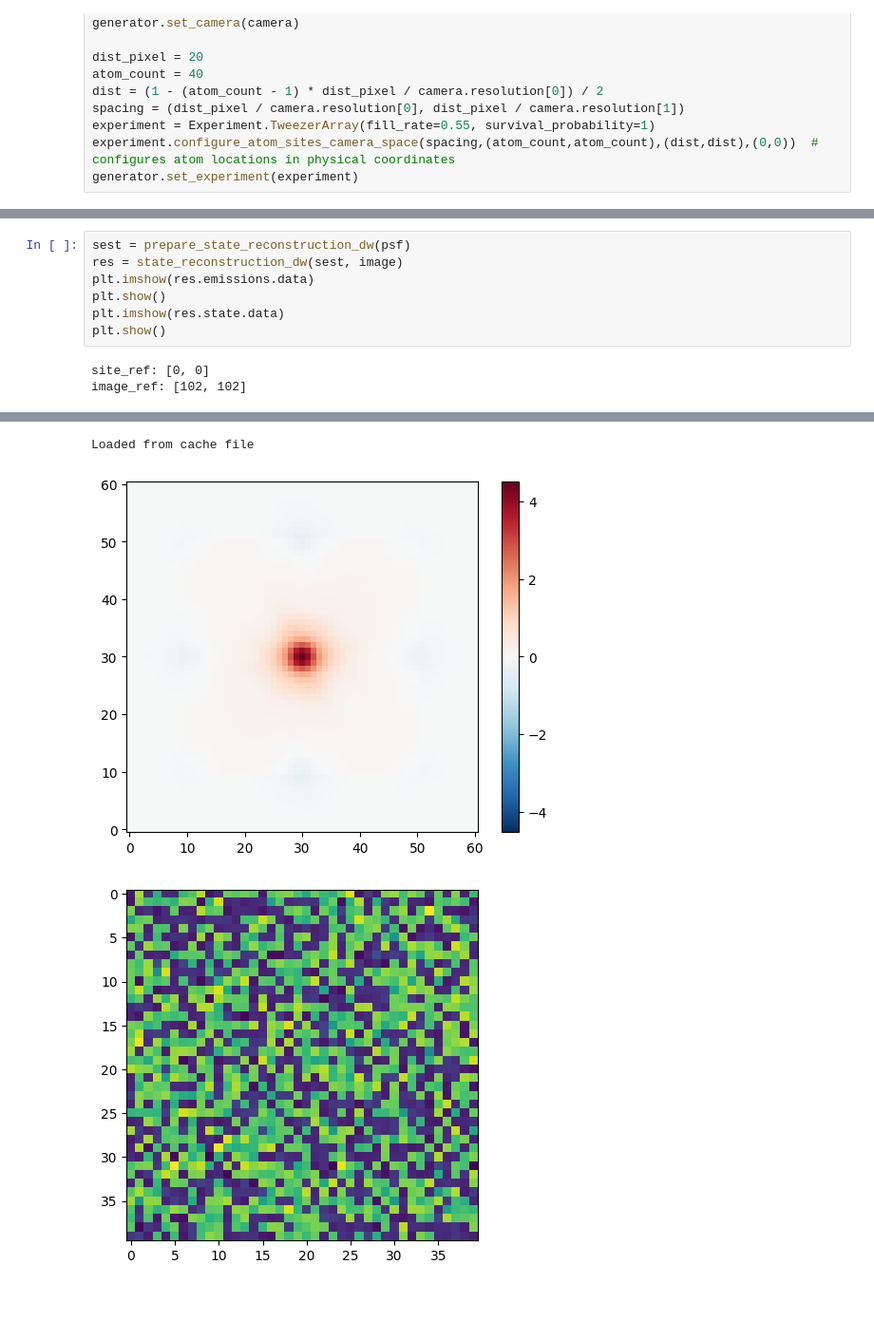
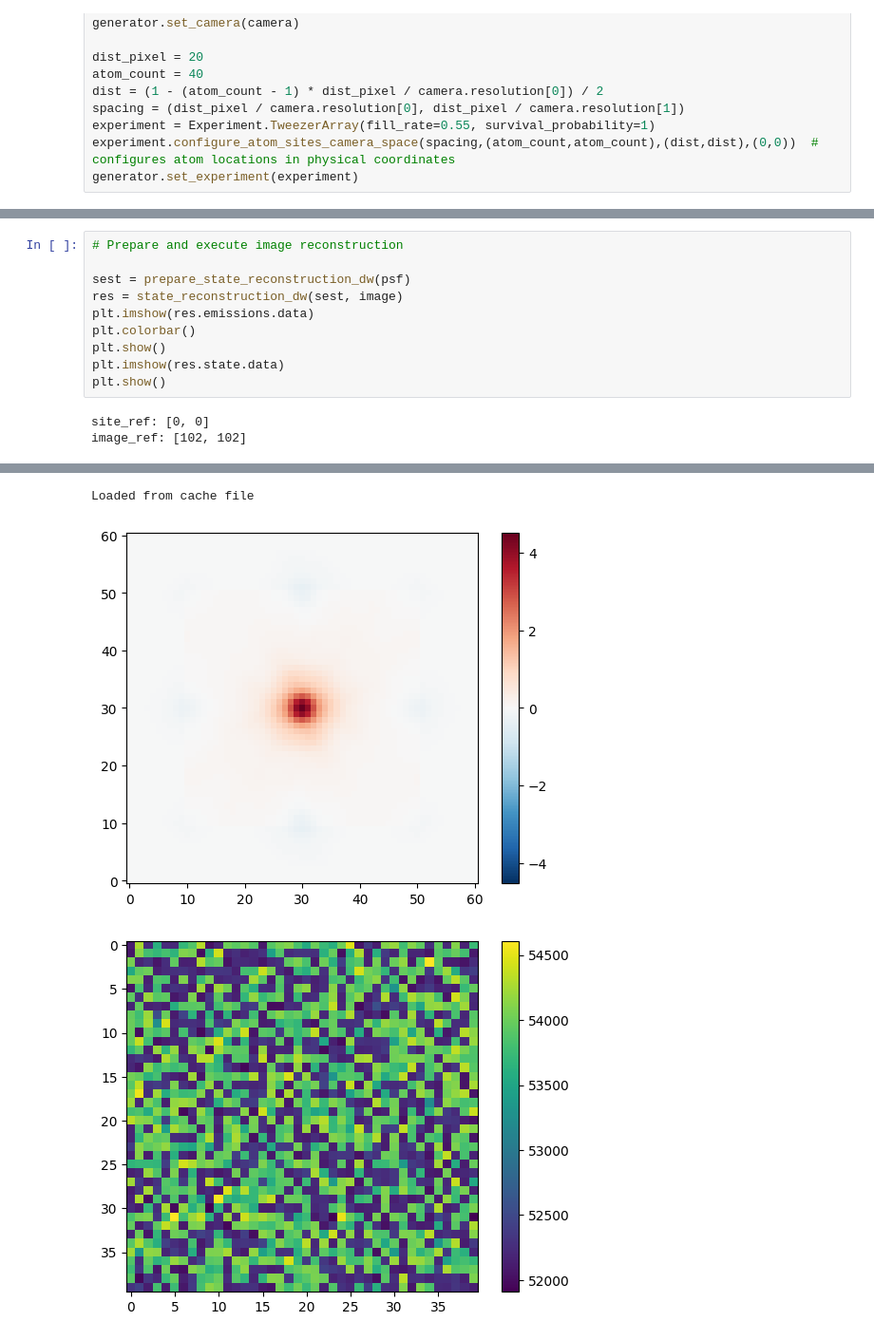
Before and after one commit to jonaswinklmann/imaging-sorting-integration, a Jupyter notebook: scripts/integration.ipynb, the cells around one changed output, grey strips where cells are left out. Shown: that part at 95% size. Drawn from its saved outputs; the diff is of its cells as text; blank space fills up the shorter version.

```diff
--- a/scripts/integration.ipynb
+++ b/scripts/integration.ipynb
@@ -119,18 +119,21 @@ psf = generator.get_psf(41)
 # %% [output]
 [figure]
 # %%
+# Prepare and execute image reconstruction
+
 sest = prepare_state_reconstruction_dw(psf)
 res = state_reconstruction_dw(sest, image)
 plt.imshow(res.emissions.data)
+plt.colorbar()
 plt.show()
 plt.imshow(res.state.data)
 plt.show()
 # %% [output]
 site_ref: [0, 0]
 image_ref: [102, 102]
 [figure]
 Loaded from cache file
 [figure]
-[figure, old version]
+[figure, new version]
 [figure]
 # %%
```
Also changed, not shown: parts of 4 cells of this notebook.
